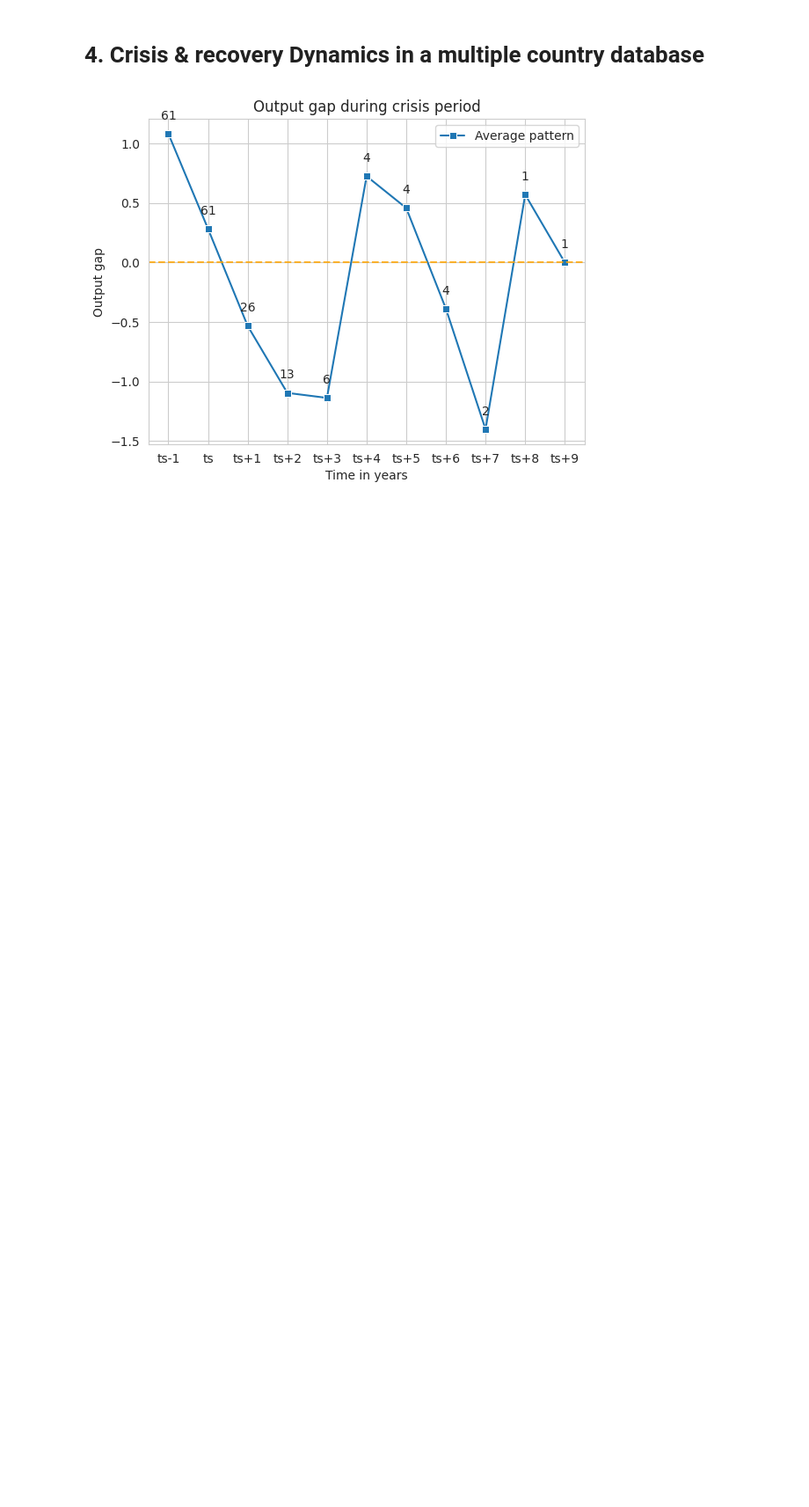
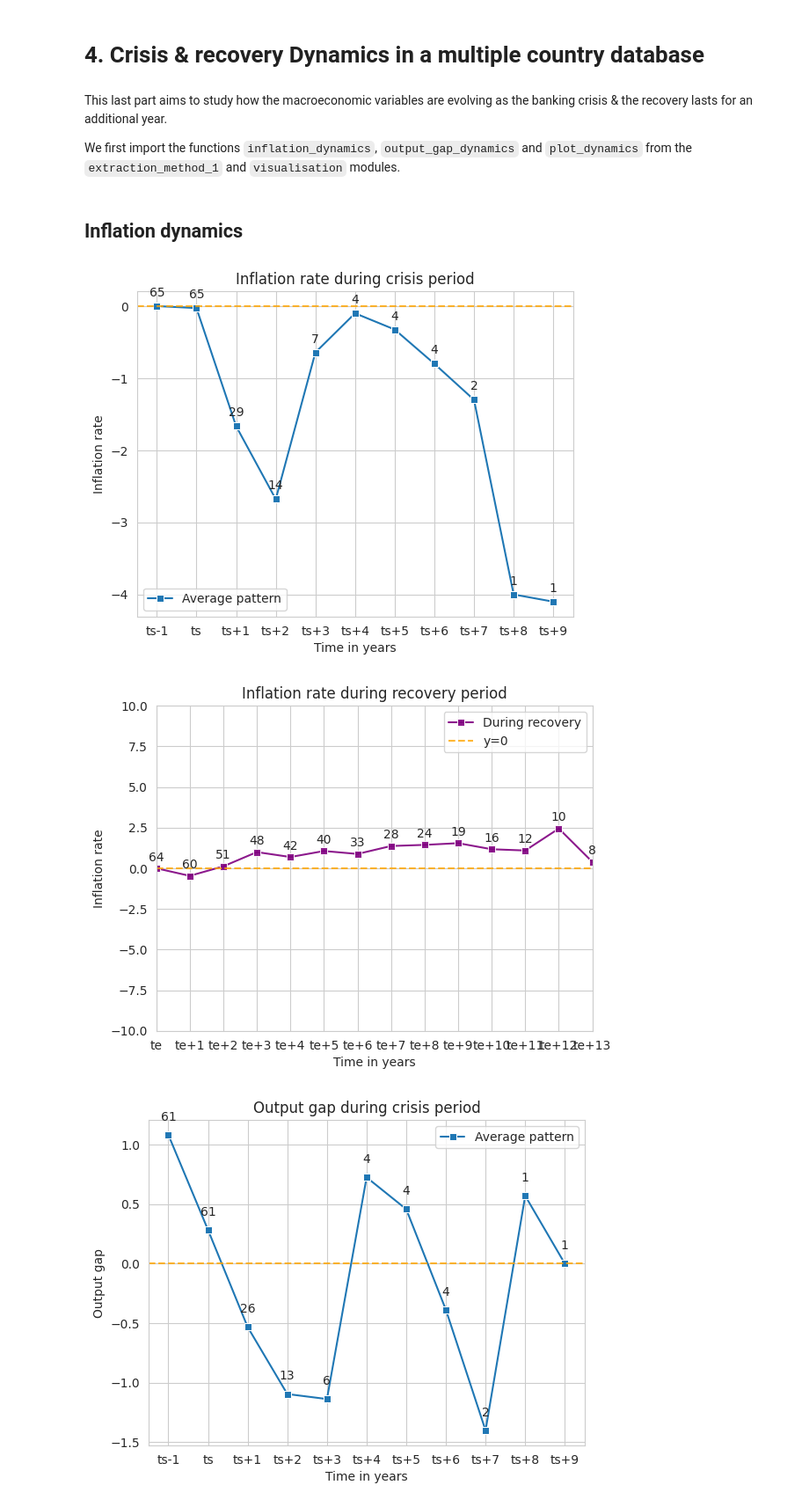
Before and after one commit to blengereau/Depression-and-recovery, a Jupyter notebook: code/notebook_method_1.ipynb, the cells around one changed output. Shown at 88% size. Cells and saved outputs as stored; diff of their text form; code cells hidden in the pictures; blank space fills up the shorter version.

Commit message:
Adding a study of dynamics part on notebook 1

```diff
--- a/code/notebook_method_1.ipynb
+++ b/code/notebook_method_1.ipynb
@@ -275,2 +222,6 @@ plot_by_crisis_length(output_gap_series, crisis_duration_inner, frequency_table_
 # %% [markdown]
 # 4. Crisis & recovery Dynamics in a multiple country database
+# %% [markdown]
+This last part aims to study how the macroeconomic variables are evolving as the banking crisis & the recovery lasts for an additional year.
+
+We first import the functions `inflation_dynamics`, `output_gap_dynamics` and `plot_dynamics` from the `extraction_method_1` and `visualisation` modules.
@@ -277,11 +232,12 @@ plot_by_crisis_length(output_gap_series, crisis_duration_inner, frequency_table_
+# %% [markdown]
+## Inflation dynamics
 # %%
-from extraction_method_1 import inflation_dynamics
-from extraction_method_1 import output_gap_dynamics
-from visualisation import plot_dynamics
-
-inflation_crisis_series = normalize_serie(inflation_dynamics(global_data, during_crisis = True))
-inflation_recovery_series = normalize_serie(inflation_dynamics(global_data, during_crisis = False))
+inflation_crisis_series = normalize_serie(inflation_dynamics(global_data_left, during_crisis = True))
+inflation_recovery_series = normalize_serie(inflation_dynamics(global_data_left, during_crisis = False))
 plot_dynamics(inflation_crisis_series, inflation_recovery_series, 'Inflation rate')
+# %% [output]
+[figure, added]
+[figure, added]
 # %%
 output_gap_crisis_series = output_gap_dynamics(global_data_inner, during_crisis = True)
 output_gap_recovery_series = output_gap_dynamics(global_data_inner, during_crisis = False)
```
Also changed, not shown: parts of 6 cells of this notebook, 1 other file.
